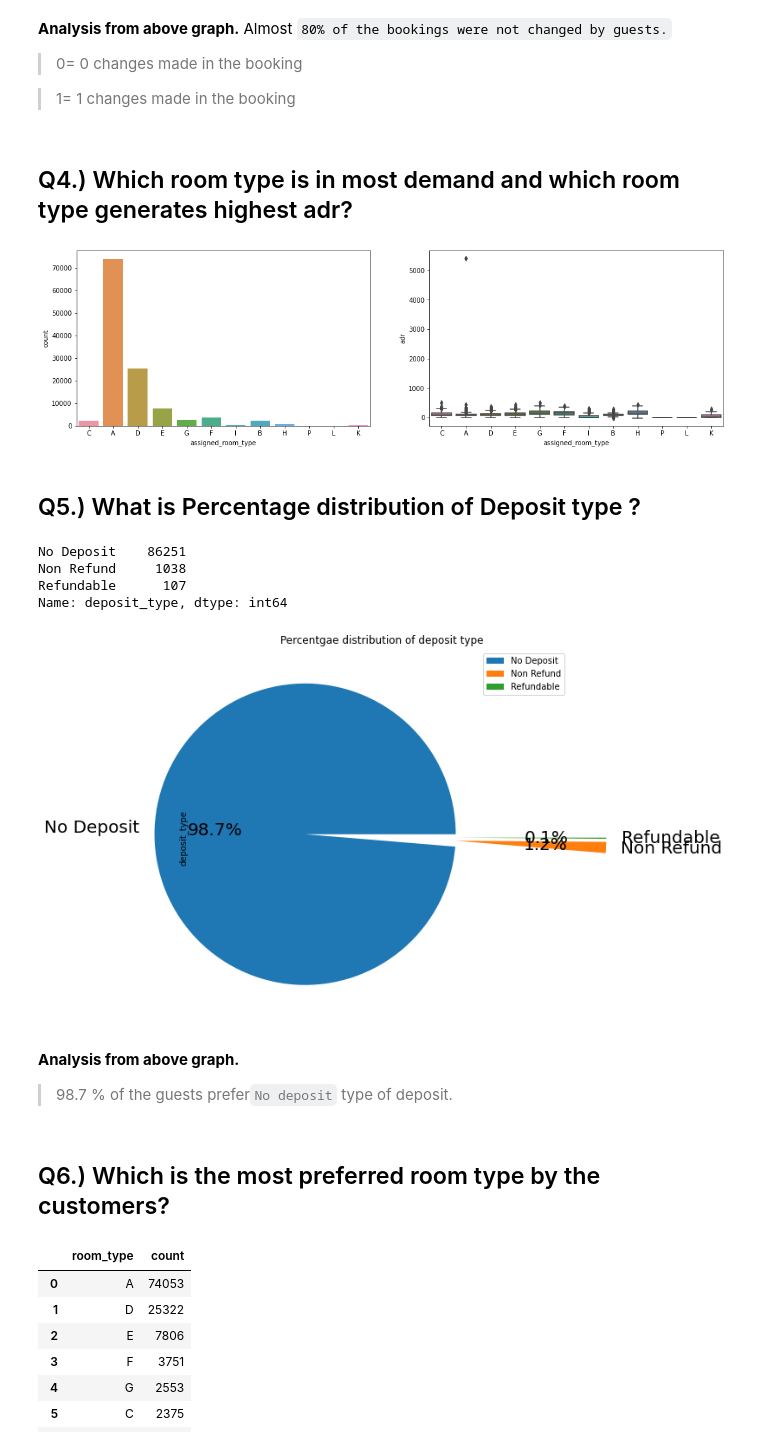
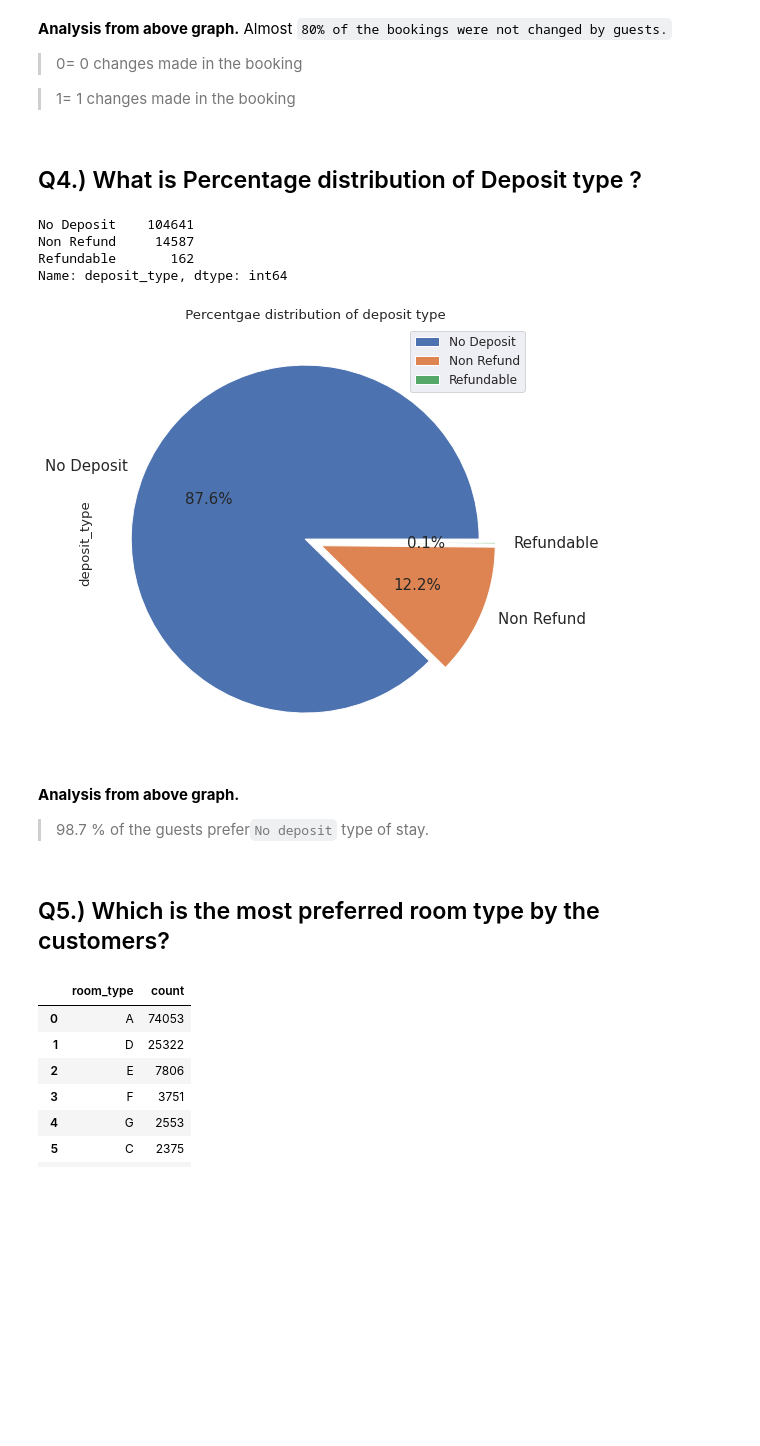
Before and after one commit to PrachiJadhav12/Hotel-Booking-Data_Analysis, a Jupyter notebook: EDA(Group)__Hotel_Booking_Analysis_Capstone_Project.ipynb, the cells around one changed output. Cells and saved outputs as stored; diff of their text form; code cells hidden in the pictures; blank space fills up the shorter version.

```diff
--- a/EDA(Group)__Hotel_Booking_Analysis_Capstone_Project.ipynb
+++ b/EDA(Group)__Hotel_Booking_Analysis_Capstone_Project.ipynb
@@ -47,5 +51,5 @@ Drive already mounted at /content/drive; to attempt to forcibly remount, call dr
 
 ---
 # %%
-hotel_df = pd.read_csv('/content/drive/MyDrive/AlmaBetter/Capstone Project/Cap.Pro.1/Copy of Hotel Bookings.csv')
+hotel_df = pd.read_csv('/content/drive/MyDrive/Almabetter/Capstone Project/Exploratory Data Analysis/Hotel Booking Analysis/Hotel Bookings.csv')
 # %% [markdown]
@@ -442,47 +454,34 @@ plt.show()
 >0= 0 changes made in the booking
 
 >1= 1 changes made in the booking
-# %% [markdown]
-## Q4.) Which room type is in most demand and which room type generates highest adr?
-# %%
-fig, axes = plt.subplots(1, 2, figsize=(18, 5))
-
-grp_by_room = hotel_df.groupby('assigned_room_type')
-hotel_df['Num_of_bookings'] = grp_by_room.size()
-
-sns.countplot(ax = axes[0], x = hotel_df['assigned_room_type'])
-sns.boxplot(ax = axes[1], x = hotel_df['assigned_room_type'], y = hotel_df['adr'])
-plt.show()
-# %% [output]
-[figure, removed]
 # %% [markdown]
-## Q5.) What is Percentage distribution of Deposit type ?
+## Q4.) What is Percentage distribution of Deposit type ?
 # %%
 # Fetch the data from deposite_type
 
 distrubution_of_deposite_type = hotel_df['deposit_type'].value_counts()
 distrubution_of_deposite_type
 # %% [output]
-No Deposit    86251
-Non Refund     1038
-Refundable      107
+No Deposit    104641
+Non Refund     14587
+Refundable       162
 Name: deposit_type, dtype: int64
 # %%
 # Visualizsing data by pie chart.
 
-distrubution_of_deposite_type.plot.pie(explode=[0.5]*3, autopct='%1.1f%%', shadow=False, figsize=(14,8), fontsize=20)
+distrubution_of_deposite_type.plot.pie(explode=[0.05]*3, autopct='%1.1f%%', shadow=False, figsize=(14,8), fontsize=15)
 
 plt.title(" Percentgae distribution of deposit type")
 plt.legend()
 plt.show()
 # %% [output]
-[figure, old version]
+[figure, new version]
 # %% [markdown]
 **Analysis from above graph.**
 
->98.7 % of the guests prefer`No deposit` type of deposit.
+>98.7 % of the guests prefer`No deposit` type of stay.
 # %% [markdown]
-## Q6.) Which is the most preferred room type by the customers?
+## Q5.) Which is the most preferred room type by the customers?
 # %%
 # Fetch the data from assigned_room_type
 
```
Also changed, not shown: parts of 93 cells of this notebook.
